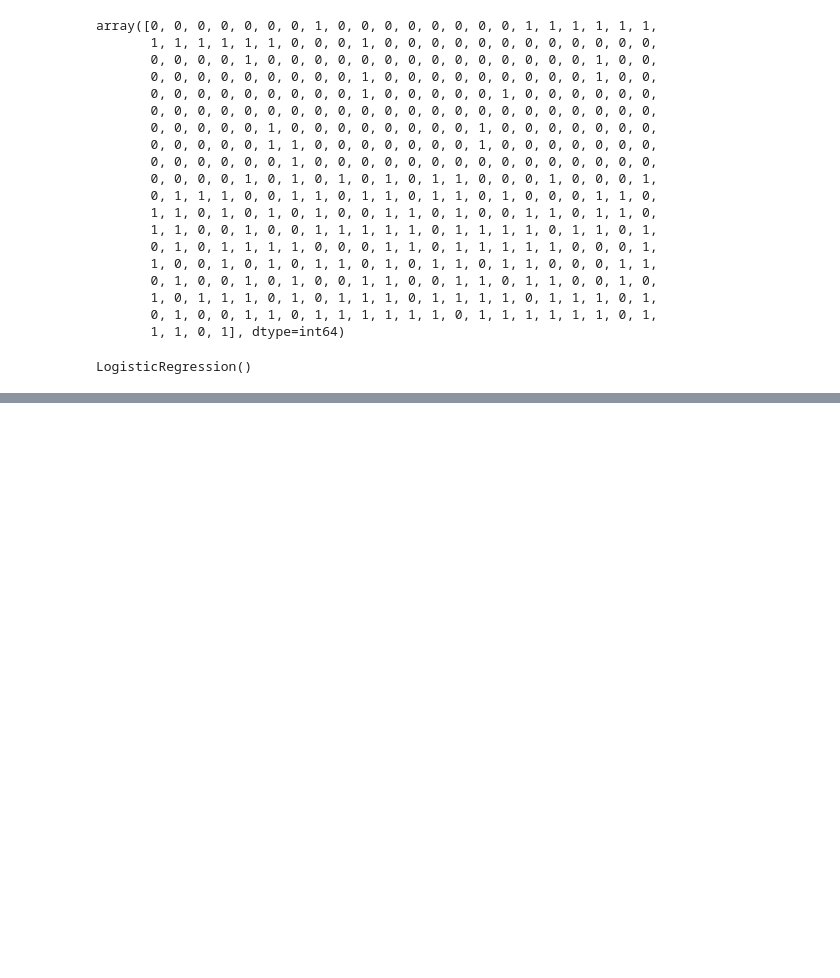
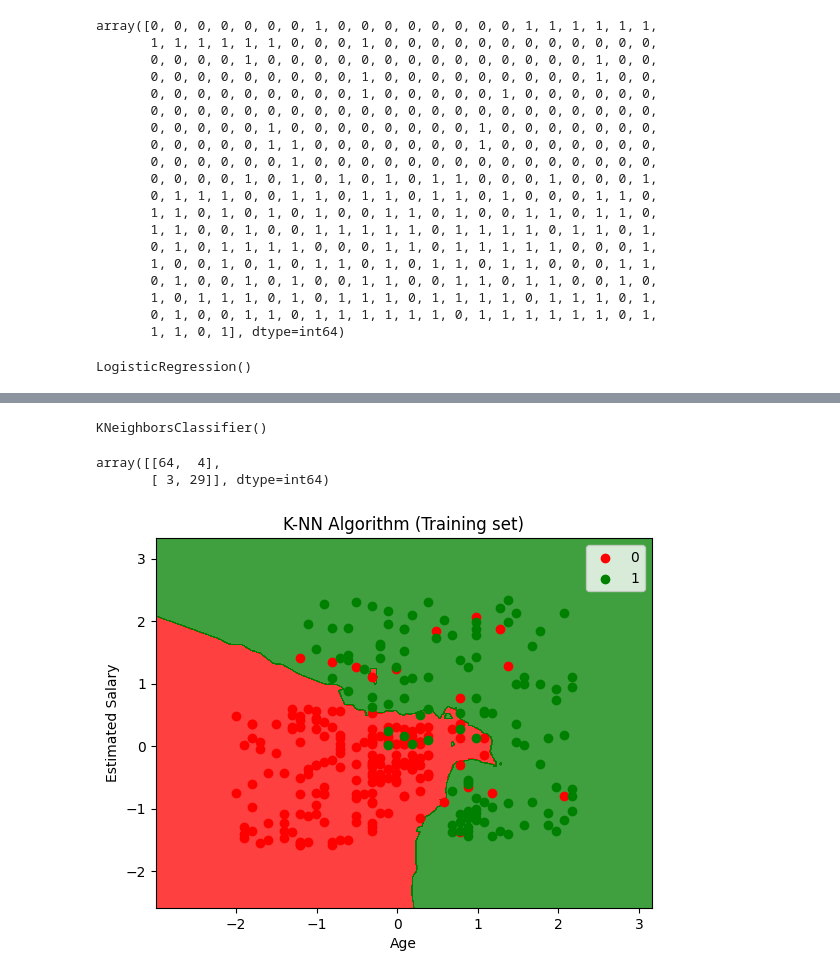
Before and after one commit to VishVandhan004/Code-404-, a Jupyter notebook: AI_ML/Machine_Learning1.ipynb, the cells around one changed output, grey strips where cells are left out. Cells and saved outputs as stored; diff of their text form; code cells hidden in the pictures; blank space fills up the shorter version.

```diff
--- a/AI_ML/Machine_Learning1.ipynb
+++ b/AI_ML/Machine_Learning1.ipynb
@@ -623,0 +684,7 @@ array([0, 1, 0, 0, 1, 0, 1, 1, 0, 0, 0, 0, 0, 0, 0, 1, 0, 1, 1, 0, 0, 1,
+# %%
+#Fitting K-NN classifier to the training set
+from sklearn.neighbors import KNeighborsClassifier
+classifier= KNeighborsClassifier(n_neighbors=5, metric='minkowski', p=2 )
+classifier.fit(x_train, y_train)
+# %% [output]
+KNeighborsClassifier()
@@ -623,0 +694,27 @@ array([0, 1, 0, 0, 1, 0, 1, 1, 0, 0, 0, 0, 0, 0, 0, 1, 0, 1, 1, 0, 0, 1,
+# %%
+from sklearn.metrics import confusion_matrix
+cm= confusion_matrix(y_test, y_pred)
+cm
+# %% [output]
+array([[64,  4],
+       [ 3, 29]], dtype=int64)
+# %%
+#Visulaizing the trianing set result
+from matplotlib.colors import ListedColormap
+x_set, y_set = x_train, y_train
+x1, x2 = nm.meshgrid(nm.arange(start = x_set[:, 0].min() - 1, stop = x_set[:, 0].max() + 1, step  =0.01),
+nm.arange(start = x_set[:, 1].min() - 1, stop = x_set[:, 1].max() + 1, step = 0.01))
+mtp.contourf(x1, x2, classifier.predict(nm.array([x1.ravel(), x2.ravel()]).T).reshape(x1.shape),
+alpha = 0.75, cmap = ListedColormap(('red','green' )))
+mtp.xlim(x1.min(), x1.max())
+mtp.ylim(x2.min(), x2.max())
+for i, j in enumerate(nm.unique(y_set)):
+    mtp.scatter(x_set[y_set == j, 0], x_set[y_set == j, 1],
+        c = ListedColormap(('red', 'green'))(i), label = j)
+mtp.title('K-NN Algorithm (Training set)')
+mtp.xlabel('Age')
+mtp.ylabel('Estimated Salary')
+mtp.legend()
+mtp.show()
+# %% [output]
+[figure, added]
```
Also changed, not shown: parts of 20 cells of this notebook, 1 other file.
